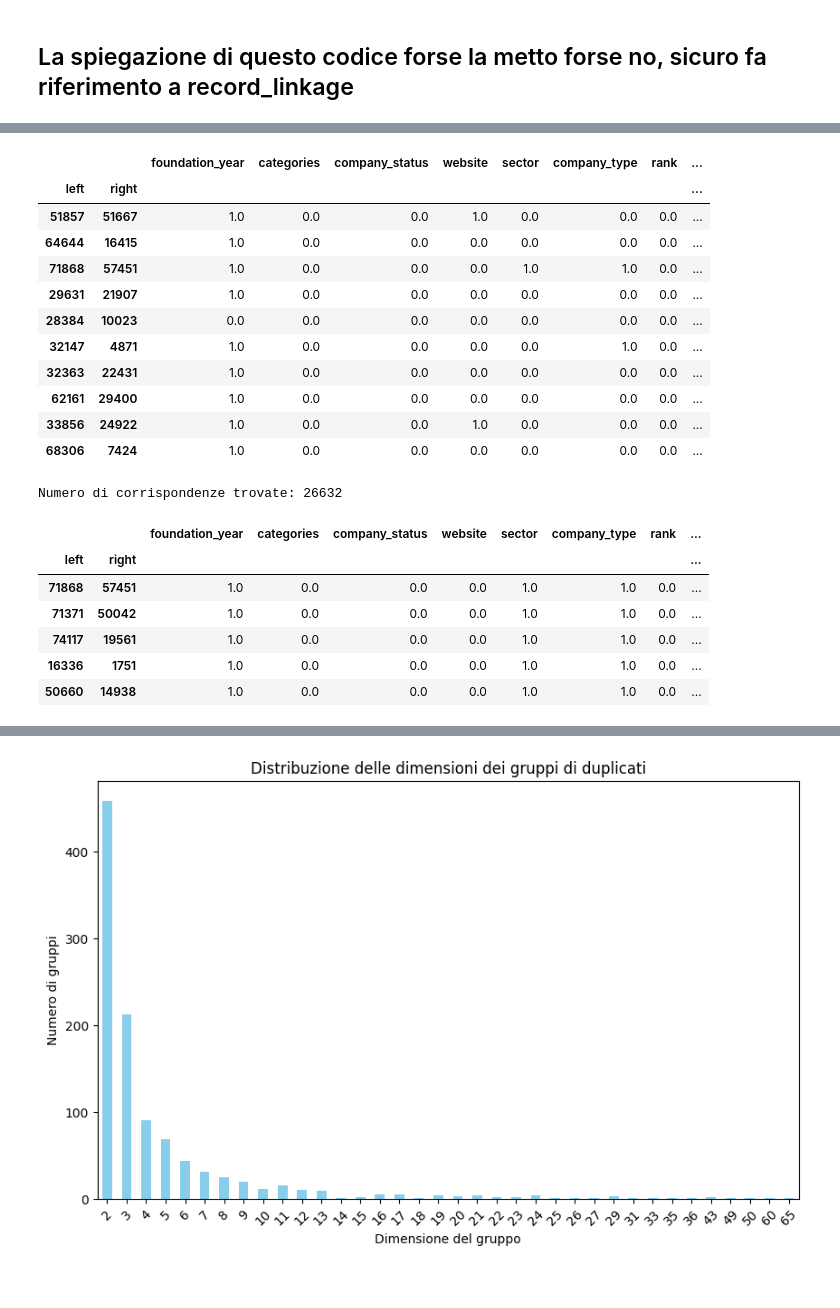
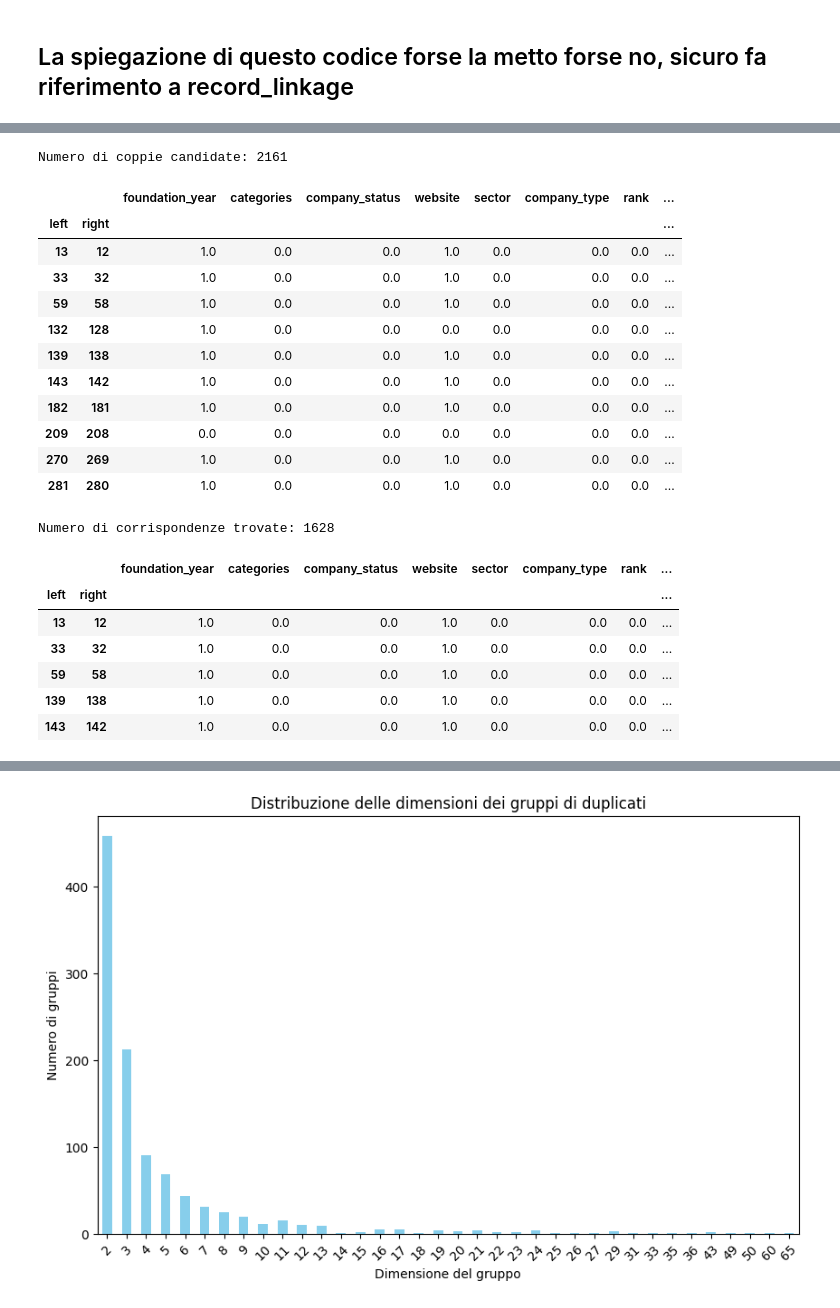
Before and after one commit to MatVitale6/IngegneriaDeiDatiProject, a Jupyter notebook: homework5/record_linkage/record_linkage2.ipynb, the cells around one changed output, grey strips where cells are left out. Cells and saved outputs as stored; diff of their text form; code cells hidden in the pictures.

Commit message:
record_linkage finale?

```diff
--- a/homework5/record_linkage/record_linkage2.ipynb
+++ b/homework5/record_linkage/record_linkage2.ipynb
@@ -76,60 +16,68 @@ Numero totale di coppie candidate: 3693056
+# %%
+indexer = recordlinkage.Index()
+indexer.block(left_on=['company_name', 'city'])  #proviamo solo su normalizzazione
+
+candidate_pairs = indexer.index(companies_df)
+
+print(f'Numero di coppie candidate: {len(candidate_pairs)}')
+# %% [output]
+Numero di coppie candidate: 2161
 # %%
 candidate_pairs_index = pd.MultiIndex.from_tuples(candidate_pairs, names=['left', 'right'])
 
 companies_df = companies_df.reset_index(drop=True)
 
 companies_df = companies_df.fillna("")
 
 if companies_df['foundation_year'].dtype != 'int64':
     companies_df['foundation_year'] = pd.to_numeric(companies_df['foundation_year'], errors='coerce').fillna(0).astype(int)
 
 if companies_df['number_of_employees'].dtype != 'int64':
     companies_df['number_of_employees'] = pd.to_numeric(companies_df['number_of_employees'], errors='coerce').fillna(0).astype(int)
 
 compare = Compare()
 compare.numeric('foundation_year', 'foundation_year', label='foundation_year')
-
 compare.string('categories', 'categories', method='jarowinkler', threshold=0.85, label='categories')
 compare.string('company_status', 'company_status', method='jarowinkler', threshold=0.85, label='company_status')
 compare.string('website', 'website', method='jarowinkler', threshold=0.85, label='website')
 compare.string('sector', 'sector', method='jarowinkler', threshold=0.85, label='sector')
-compare.string('company_type', 'company_type', method='jarowinkler', threshold=0.95, label='company_type')
+compare.string('company_type', 'company_type', method='jarowinkler', threshold=0.85, label='company_type')
 compare.string('rank', 'rank', method='jarowinkler', threshold=0.85, label='rank')
 compare.numeric('number_of_employees', 'number_of_employees', label='number_of_employees')
 
 try:
     features = compare.compute(candidate_pairs_index, companies_df)
     display(features.head(10))
 except Exception as e:
     print("Errore durante il calcolo delle feature sull'intero dataset:", e)
 # %% [output]
 |  |  | foundation_year | categories | company_status | website | sector | company_type | rank | ... |
 | left | right |  |  |  |  |  |  |  | ... |
-| 51857 | 51667 | 1.0 | 0.0 | 0.0 | 1.0 | 0.0 | 0.0 | 0.0 | ... |
-| 64644 | 16415 | 1.0 | 0.0 | 0.0 | 0.0 | 0.0 | 0.0 | 0.0 | ... |
-| 71868 | 57451 | 1.0 | 0.0 | 0.0 | 0.0 | 1.0 | 1.0 | 0.0 | ... |
-| 29631 | 21907 | 1.0 | 0.0 | 0.0 | 0.0 | 0.0 | 0.0 | 0.0 | ... |
-| 28384 | 10023 | 0.0 | 0.0 | 0.0 | 0.0 | 0.0 | 0.0 | 0.0 | ... |
-| 32147 | 4871 | 1.0 | 0.0 | 0.0 | 0.0 | 0.0 | 1.0 | 0.0 | ... |
-| 32363 | 22431 | 1.0 | 0.0 | 0.0 | 0.0 | 0.0 | 0.0 | 0.0 | ... |
-| 62161 | 29400 | 1.0 | 0.0 | 0.0 | 0.0 | 0.0 | 0.0 | 0.0 | ... |
-| 33856 | 24922 | 1.0 | 0.0 | 0.0 | 1.0 | 0.0 | 0.0 | 0.0 | ... |
-| 68306 | 7424 | 1.0 | 0.0 | 0.0 | 0.0 | 0.0 | 0.0 | 0.0 | ... |
+| 13 | 12 | 1.0 | 0.0 | 0.0 | 1.0 | 0.0 | 0.0 | 0.0 | ... |
+| 33 | 32 | 1.0 | 0.0 | 0.0 | 1.0 | 0.0 | 0.0 | 0.0 | ... |
+| 59 | 58 | 1.0 | 0.0 | 0.0 | 1.0 | 0.0 | 0.0 | 0.0 | ... |
+| 132 | 128 | 1.0 | 0.0 | 0.0 | 0.0 | 0.0 | 0.0 | 0.0 | ... |
+| 139 | 138 | 1.0 | 0.0 | 0.0 | 1.0 | 0.0 | 0.0 | 0.0 | ... |
+| 143 | 142 | 1.0 | 0.0 | 0.0 | 1.0 | 0.0 | 0.0 | 0.0 | ... |
+| 182 | 181 | 1.0 | 0.0 | 0.0 | 1.0 | 0.0 | 0.0 | 0.0 | ... |
+| 209 | 208 | 0.0 | 0.0 | 0.0 | 0.0 | 0.0 | 0.0 | 0.0 | ... |
+| 270 | 269 | 1.0 | 0.0 | 0.0 | 1.0 | 0.0 | 0.0 | 0.0 | ... |
+| 281 | 280 | 1.0 | 0.0 | 0.0 | 1.0 | 0.0 | 0.0 | 0.0 | ... |
 # %%
-matches = features[features.sum(axis=1) > 3]
+matches = features[features.sum(axis=1) > 2]
 
 print(f'Numero di corrispondenze trovate: {len(matches)}')
 
 matches.head()
 # %% [output]
-Numero di corrispondenze trovate: 26632
+Numero di corrispondenze trovate: 1628
 |  |  | foundation_year | categories | company_status | website | sector | company_type | rank | ... |
 | left | right |  |  |  |  |  |  |  | ... |
-| 71868 | 57451 | 1.0 | 0.0 | 0.0 | 0.0 | 1.0 | 1.0 | 0.0 | ... |
-| 71371 | 50042 | 1.0 | 0.0 | 0.0 | 0.0 | 1.0 | 1.0 | 0.0 | ... |
-| 74117 | 19561 | 1.0 | 0.0 | 0.0 | 0.0 | 1.0 | 1.0 | 0.0 | ... |
-| 16336 | 1751 | 1.0 | 0.0 | 0.0 | 0.0 | 1.0 | 1.0 | 0.0 | ... |
-| 50660 | 14938 | 1.0 | 0.0 | 0.0 | 0.0 | 1.0 | 1.0 | 0.0 | ... |
+| 13 | 12 | 1.0 | 0.0 | 0.0 | 1.0 | 0.0 | 0.0 | 0.0 | ... |
+| 33 | 32 | 1.0 | 0.0 | 0.0 | 1.0 | 0.0 | 0.0 | 0.0 | ... |
+| 59 | 58 | 1.0 | 0.0 | 0.0 | 1.0 | 0.0 | 0.0 | 0.0 | ... |
+| 139 | 138 | 1.0 | 0.0 | 0.0 | 1.0 | 0.0 | 0.0 | 0.0 | ... |
+| 143 | 142 | 1.0 | 0.0 | 0.0 | 1.0 | 0.0 | 0.0 | 0.0 | ... |
 # %%
 grouped_matches = matches.loc[matches.sum(axis=1).groupby(level=0).idxmax()]
 
```
Also changed, not shown: parts of 5 cells of this notebook, 3 other files.
